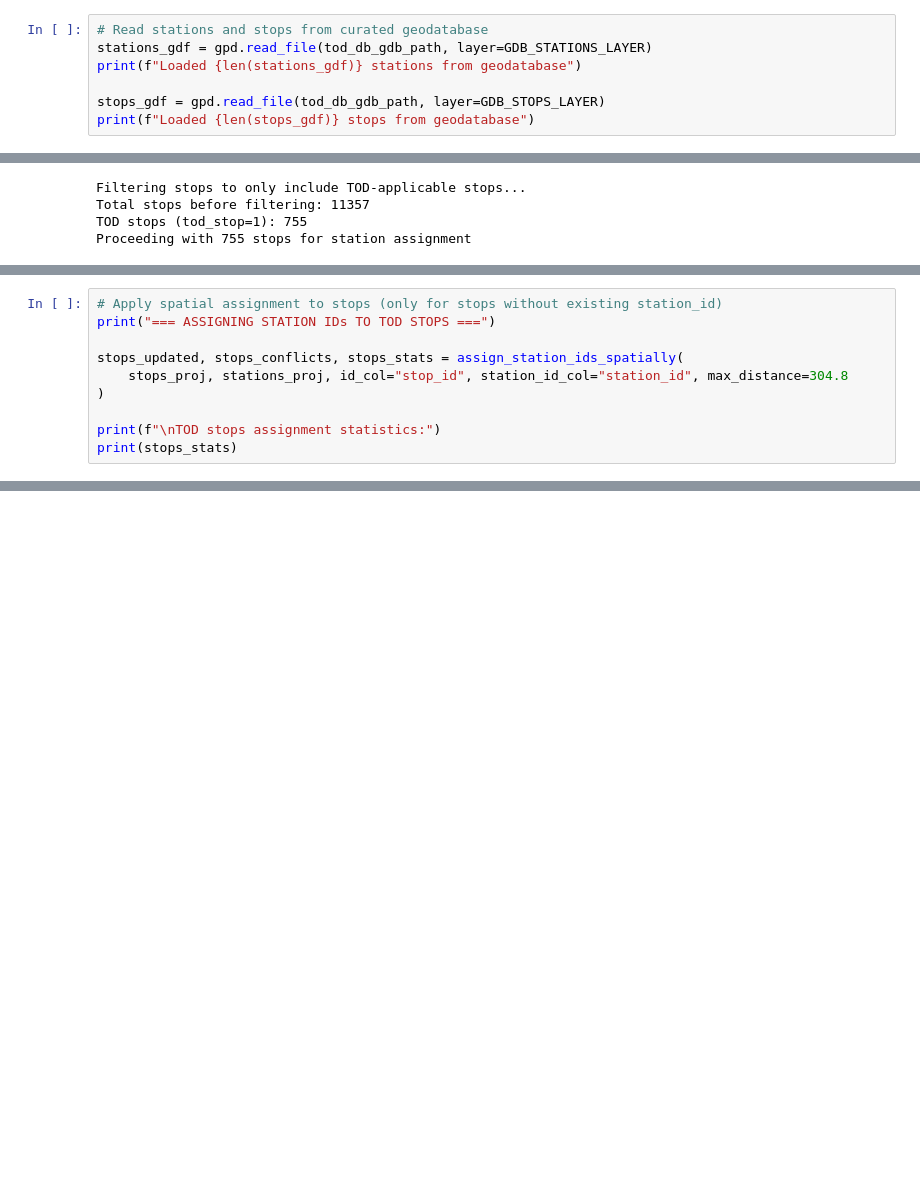
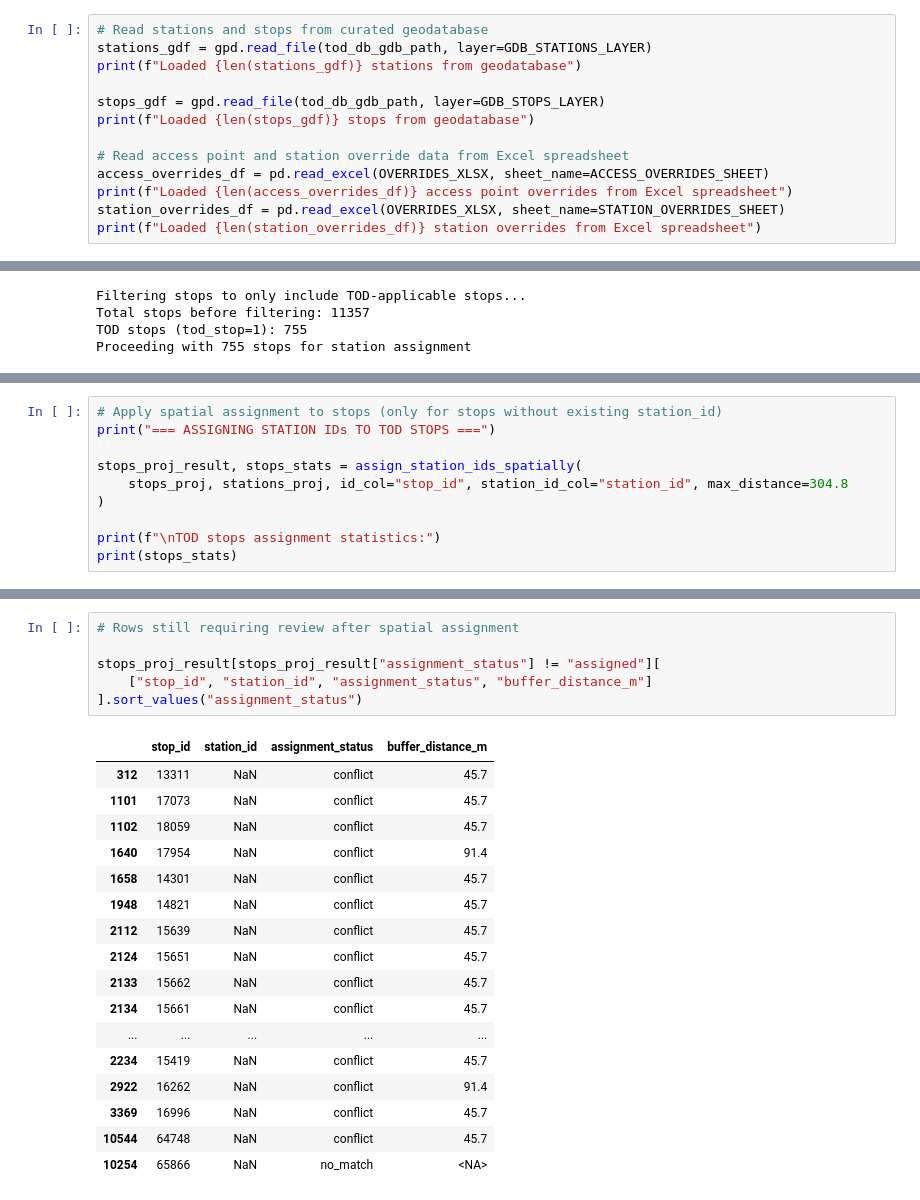
Before and after one commit to BayAreaMetro/Spatial-Analysis-Mapping-Projects, a Jupyter notebook: Project-Documentation/SB79-Transit-Oriented-Development-Upzoning/2_tod_stop_and_access_assignment.ipynb, the cells around one changed output, grey strips where cells are left out. Saved outputs shown, nothing was run; the diff lists cells and outputs as text; blank space fills up the shorter version.

```diff
--- a/Project-Documentation/SB79-Transit-Oriented-Development-Upzoning/2_tod_stop_and_access_assignment.ipynb
+++ b/Project-Documentation/SB79-Transit-Oriented-Development-Upzoning/2_tod_stop_and_access_assignment.ipynb
@@ -32,4 +32,10 @@ print(f"Loaded {len(stations_gdf)} stations from geodatabase")
 
 stops_gdf = gpd.read_file(tod_db_gdb_path, layer=GDB_STOPS_LAYER)
 print(f"Loaded {len(stops_gdf)} stops from geodatabase")
+
+# Read access point and station override data from Excel spreadsheet
+access_overrides_df = pd.read_excel(OVERRIDES_XLSX, sheet_name=ACCESS_OVERRIDES_SHEET)
+print(f"Loaded {len(access_overrides_df)} access point overrides from Excel spreadsheet")
+station_overrides_df = pd.read_excel(OVERRIDES_XLSX, sheet_name=STATION_OVERRIDES_SHEET)
+print(f"Loaded {len(station_overrides_df)} station overrides from Excel spreadsheet")
 # %% [output]
@@ -537,7 +566,7 @@ def assign_station_ids_spatially(
 # Apply spatial assignment to stops (only for stops without existing station_id)
 print("=== ASSIGNING STATION IDs TO TOD STOPS ===")
 
-stops_updated, stops_conflicts, stops_stats = assign_station_ids_spatially(
+stops_proj_result, stops_stats = assign_station_ids_spatially(
     stops_proj, stations_proj, id_col="stop_id", station_id_col="station_id", max_distance=304.8
 )
 
@@ -595,0 +656,24 @@ New conflicts: 14
+# %%
+# Rows still requiring review after spatial assignment
+
+stops_proj_result[stops_proj_result["assignment_status"] != "assigned"][
+    ["stop_id", "station_id", "assignment_status", "buffer_distance_m"]
+].sort_values("assignment_status")
+# %% [output]
+|  | stop_id | station_id | assignment_status | buffer_distance_m |
+| 312 | 13311 | NaN | conflict | 45.7 |
+| 1101 | 17073 | NaN | conflict | 45.7 |
+| 1102 | 18059 | NaN | conflict | 45.7 |
+| 1640 | 17954 | NaN | conflict | 91.4 |
+| 1658 | 14301 | NaN | conflict | 45.7 |
+| 1948 | 14821 | NaN | conflict | 45.7 |
+| 2112 | 15639 | NaN | conflict | 45.7 |
+| 2124 | 15651 | NaN | conflict | 45.7 |
+| 2133 | 15662 | NaN | conflict | 45.7 |
+| 2134 | 15661 | NaN | conflict | 45.7 |
+| ... | ... | ... | ... | ... |
+| 2234 | 15419 | NaN | conflict | 45.7 |
+| 2922 | 16262 | NaN | conflict | 91.4 |
+| 3369 | 16996 | NaN | conflict | 45.7 |
+| 10544 | 64748 | NaN | conflict | 45.7 |
+| 10254 | 65866 | NaN | no_match | <NA> |
```
Also changed, not shown: parts of 15 cells of this notebook, 3 other files.
